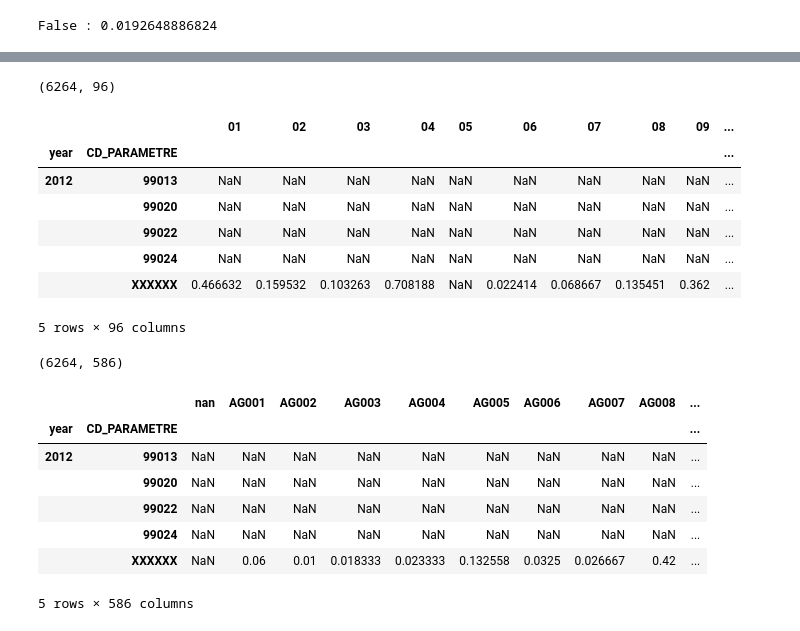
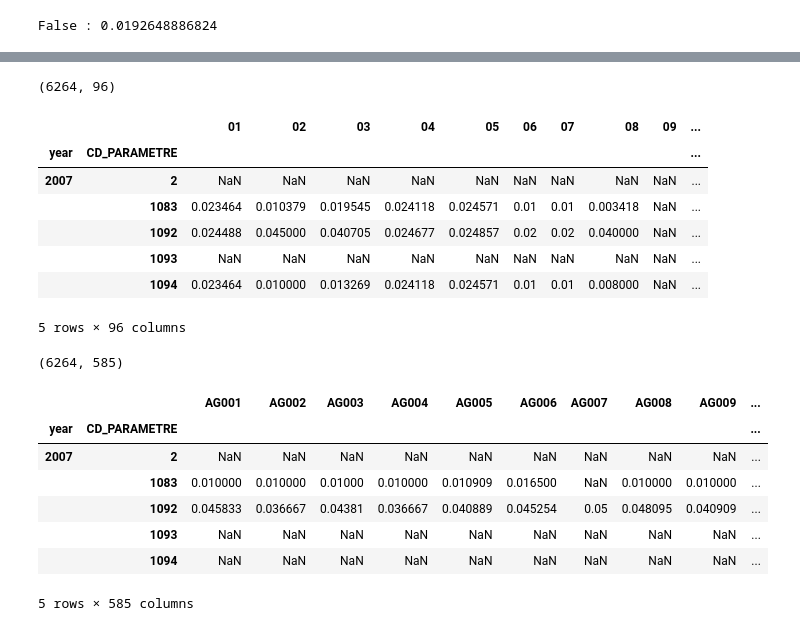
Before and after one commit to JulienParis/hydroviz, a Jupyter notebook: pesticides_analysis_03.ipynb, the cells around one changed output, grey strips where cells are left out. Saved outputs shown, nothing was run; the diff lists cells and outputs as text; code cells hidden in the pictures.

```diff
--- a/pesticides_analysis_03.ipynb
+++ b/pesticides_analysis_03.ipynb
@@ -331,8 +345,27 @@ df_pesticides.drop('Unnamed: 0', axis=1, inplace=True)
 ##### dates  : col "DATE_NA_USAGE"
 df_pesticides["DATE_NA_USAGE"] = pd.to_datetime(df_pesticides["DATE_NA_USAGE"], infer_datetime_format=True, errors='coerce')
 
-##### index 2 by function : col "CODE_FONCTION"
+##### replace : col "CODE_FONCTION"
 df_pesticides["CODE_FONCTION"].replace(functions_split, inplace=True)
+
+
+### add explanations FUNCTIONS
+def add_function(row):
+
+    #print row["CODE_FONCTION"]
+
+    functions = np.NaN
+
+    if pd.isnull(row["CODE_FONCTION"]) == False :
+    #if row["CODE_FONCTION"] != np.NaN :
+        function_list = [ functions_light[f] for f in row["CODE_FONCTION"].split(",") ]
+        functions = str.join(", ", function_list )
+        #print functions
+
+    return functions
+    #print
+
+df_pesticides["FONCTIONS"] = df_pesticides.apply( add_function, axis=1 )
 
 # set index : CODE_PESTICIDE
 df_pesticides.set_index(["CODE_FAMILLE", "CD_PARAMETRE", "LB_PARAMETRE"], inplace=True)
@@ -1533,29 +1734,30 @@ print ">>>>>>>> AVERAGE MA vs %s --- FINISHED --- delta_time : %s" %( _vs, delta
 # %%
 print df_AV_dpt.shape
-df_AV_dpt.tail()
+df_AV_dpt.head()
+#df_AV_dpt.tail()
 # %% [output]
 (6264, 96)
 |  |  | 01 | 02 | 03 | 04 | 05 | 06 | 07 | 08 | 09 | ... |
 | year | CD_PARAMETRE |  |  |  |  |  |  |  |  |  | ... |
-| 2012 | 99013 | NaN | NaN | NaN | NaN | NaN | NaN | NaN | NaN | NaN | ... |
-|  | 99020 | NaN | NaN | NaN | NaN | NaN | NaN | NaN | NaN | NaN | ... |
-|  | 99022 | NaN | NaN | NaN | NaN | NaN | NaN | NaN | NaN | NaN | ... |
-|  | 99024 | NaN | NaN | NaN | NaN | NaN | NaN | NaN | NaN | NaN | ... |
-|  | XXXXXX | 0.466632 | 0.159532 | 0.103263 | 0.708188 | NaN | 0.022414 | 0.068667 | 0.135451 | 0.362 | ... |
+| 2007 | 2 | NaN | NaN | NaN | NaN | NaN | NaN | NaN | NaN | NaN | ... |
+|  | 1083 | 0.023464 | 0.010379 | 0.019545 | 0.024118 | 0.024571 | 0.01 | 0.01 | 0.003418 | NaN | ... |
+|  | 1092 | 0.024488 | 0.045000 | 0.040705 | 0.024677 | 0.024857 | 0.02 | 0.02 | 0.040000 | NaN | ... |
+|  | 1093 | NaN | NaN | NaN | NaN | NaN | NaN | NaN | NaN | NaN | ... |
+|  | 1094 | 0.023464 | 0.010000 | 0.013269 | 0.024118 | 0.024571 | 0.01 | 0.01 | 0.008000 | NaN | ... |
 5 rows × 96 columns
 # %%
 print df_AV_ME.shape
-df_AV_ME.tail()
+df_AV_ME.head()
 # %% [output]
-(6264, 586)
+(6264, 585)
-|  |  | nan | AG001 | AG002 | AG003 | AG004 | AG005 | AG006 | AG007 | AG008 | ... |
+|  |  | AG001 | AG002 | AG003 | AG004 | AG005 | AG006 | AG007 | AG008 | AG009 | ... |
 | year | CD_PARAMETRE |  |  |  |  |  |  |  |  |  | ... |
-| 2012 | 99013 | NaN | NaN | NaN | NaN | NaN | NaN | NaN | NaN | NaN | ... |
-|  | 99020 | NaN | NaN | NaN | NaN | NaN | NaN | NaN | NaN | NaN | ... |
-|  | 99022 | NaN | NaN | NaN | NaN | NaN | NaN | NaN | NaN | NaN | ... |
-|  | 99024 | NaN | NaN | NaN | NaN | NaN | NaN | NaN | NaN | NaN | ... |
-|  | XXXXXX | NaN | 0.06 | 0.01 | 0.018333 | 0.023333 | 0.132558 | 0.0325 | 0.026667 | 0.42 | ... |
+| 2007 | 2 | NaN | NaN | NaN | NaN | NaN | NaN | NaN | NaN | NaN | ... |
+|  | 1083 | 0.010000 | 0.010000 | 0.01000 | 0.010000 | 0.010909 | 0.016500 | NaN | 0.010000 | 0.010000 | ... |
+|  | 1092 | 0.045833 | 0.036667 | 0.04381 | 0.036667 | 0.040889 | 0.045254 | 0.05 | 0.048095 | 0.040909 | ... |
+|  | 1093 | NaN | NaN | NaN | NaN | NaN | NaN | NaN | NaN | NaN | ... |
+|  | 1094 | NaN | NaN | NaN | NaN | NaN | NaN | NaN | NaN | NaN | ... |
-5 rows × 586 columns
+5 rows × 585 columns
 # %%
 df_MCT.loc[ idx[:,2012,:,:], : ].tail()
 # %% [output]
```
Also changed, not shown: parts of 51 cells of this notebook, 8 other files.
